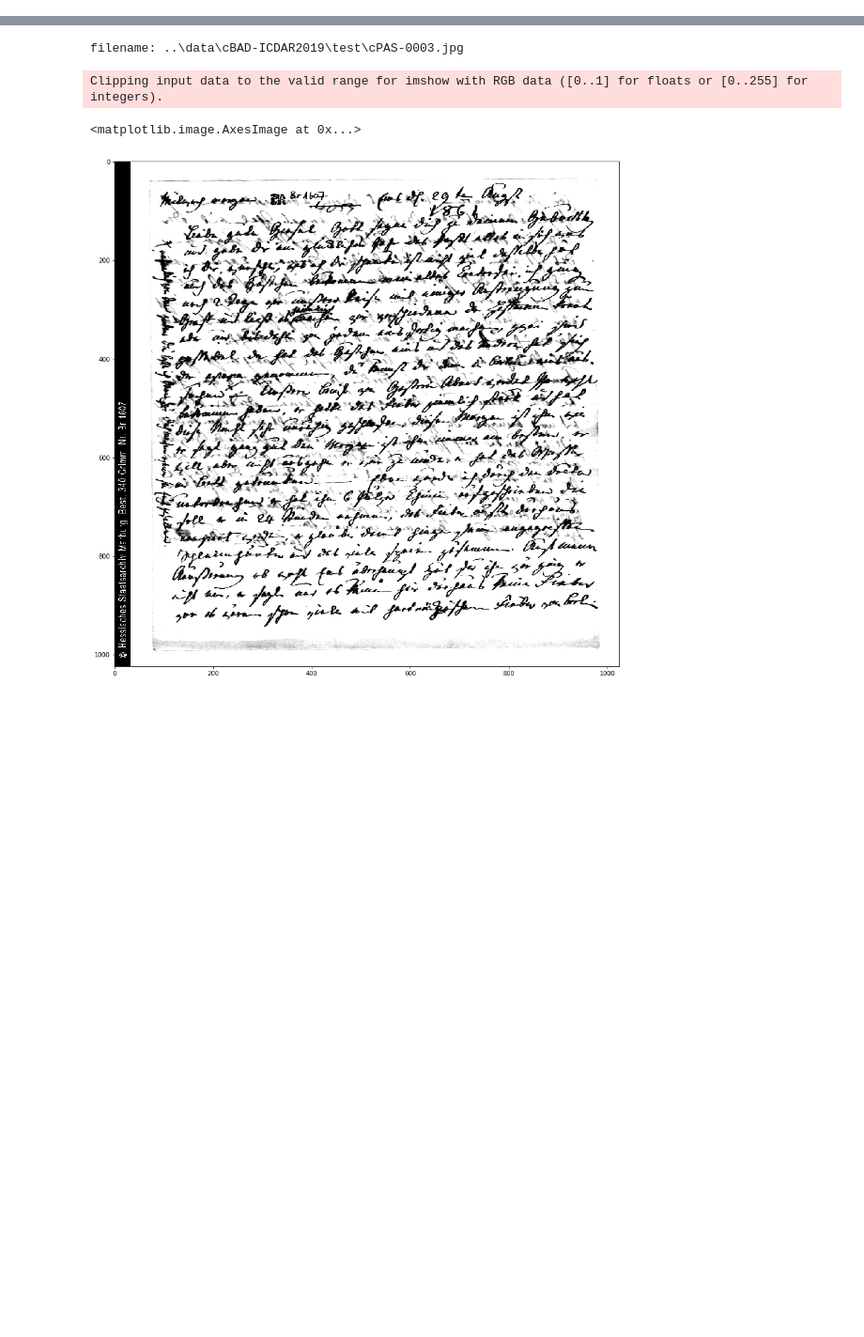
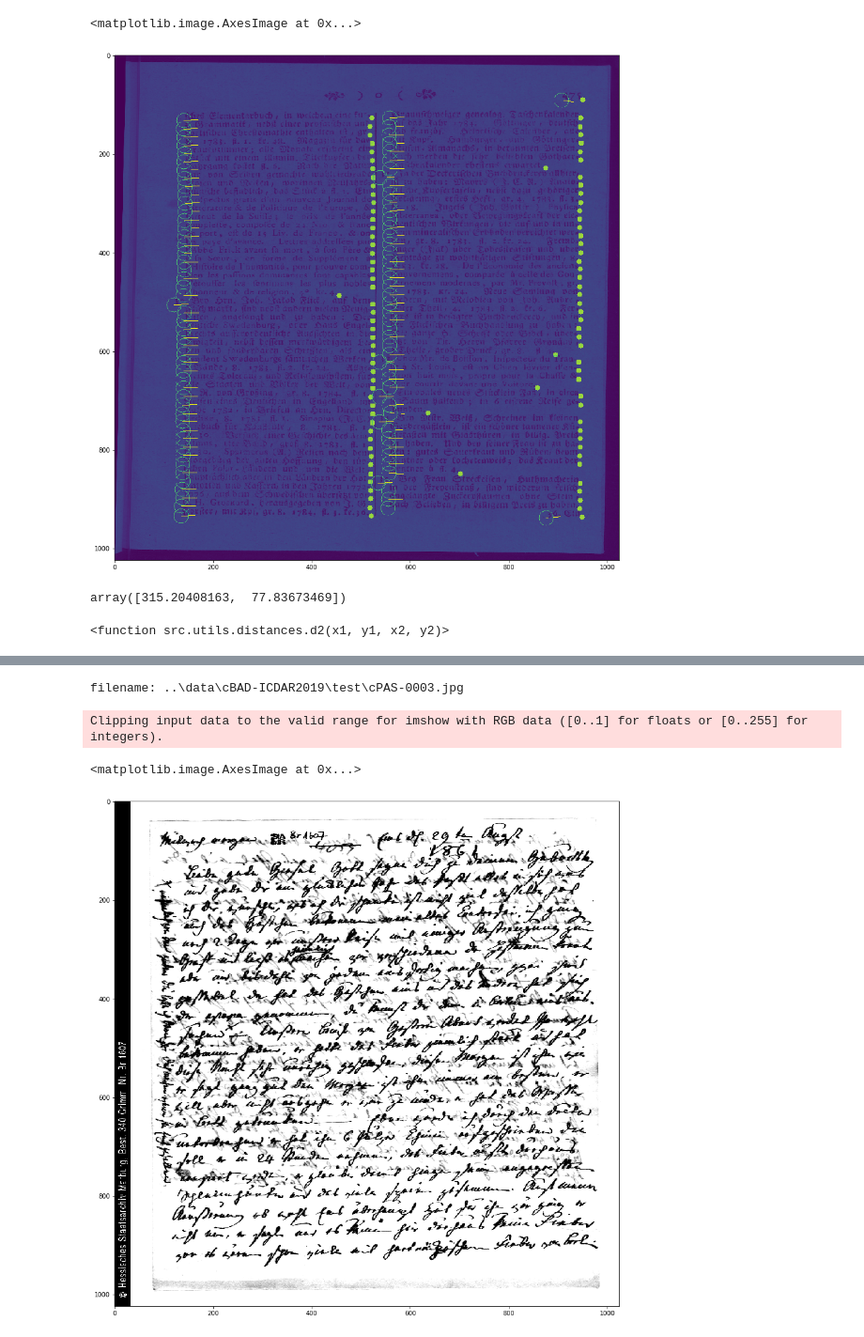
Before and after one commit to mwoedlinger/baseline-extract, a Jupyter notebook: demo/_inference_exp.ipynb, the cells around one changed output, grey strips where cells are left out. Shown at 94% size. Saved outputs shown, nothing was run; the diff lists cells and outputs as text; code cells hidden in the pictures; blank space fills up the shorter version.

```diff
--- a/demo/_inference_exp.ipynb
+++ b/demo/_inference_exp.ipynb
@@ -292,0 +439,8 @@ ds = DatasetInference(1024, "..\\data\\cBAD-ICDAR2019\\test")
+# %%
+batch = ds[1000]
+# %%
+image = batch['image'].unsqueeze(0)
+image_seg_in = batch['seg_image'].unsqueeze(0)
+filename = batch['filename']
+width = batch['width']
+height = batch['height']
@@ -292,0 +455,30 @@ ds = DatasetInference(1024, "..\\data\\cBAD-ICDAR2019\\test")
+# %%
+start_points, end_points, angles, label_list = ld.extract_start_points_and_angles(seg_out.detach().numpy())
+
+mask_img = np.zeros(image[0,0].shape, dtype=np.uint8)
+
+for l in label_list:
+    p = tuple(start_points[l].astype(int))
+    cv2.circle(mask_img, p, radius=15, color=8, thickness=1, lineType=8, shift=0)
+    angle = angles[l]
+    p2 = (int(p[0] + 30*np.cos(angle)), int(p[1] - 30*np.sin(angle)))
+    cv2.line(mask_img, p, p2, color=12)
+
+    if l in end_points.keys():
+        p = end_points[l]
+        cv2.circle(mask_img, tuple(p.astype(int)), radius=5, color=10, thickness=-1, lineType=8, shift=0)
+
+
+#for n, s in enumerate(new_sp):
+#    p = tuple(s)
+#    cv2.circle(mask_img, p, radius=5, color=13, thickness=-1, lineType=8, shift=0)
+#    angle = new_angles[n]
+#    p2 = (int(p[0] + 30*np.cos(angle)), int(p[1] - 30*np.sin(angle)))
+#    cv2.line(mask_img, p, p2, color=12)
+
+
+plt.figure(figsize=(15,15))
+plt.imshow(mask_img+image[0,0,:,:].detach().numpy())
+# %% [output]
+<matplotlib.image.AxesImage at 0x...>
+[figure, added]
@@ -292,0 +558,8 @@ ds = DatasetInference(1024, "..\\data\\cBAD-ICDAR2019\\test")
+# %%
+start_points[1]
+# %% [output]
+array([315.20408163,  77.83673469])
+# %%
+d2
+# %% [output]
+<function src.utils.distances.d2(x1, y1, x2, y2)>
```
Also changed, not shown: parts of 48 cells of this notebook, 14 other files.
